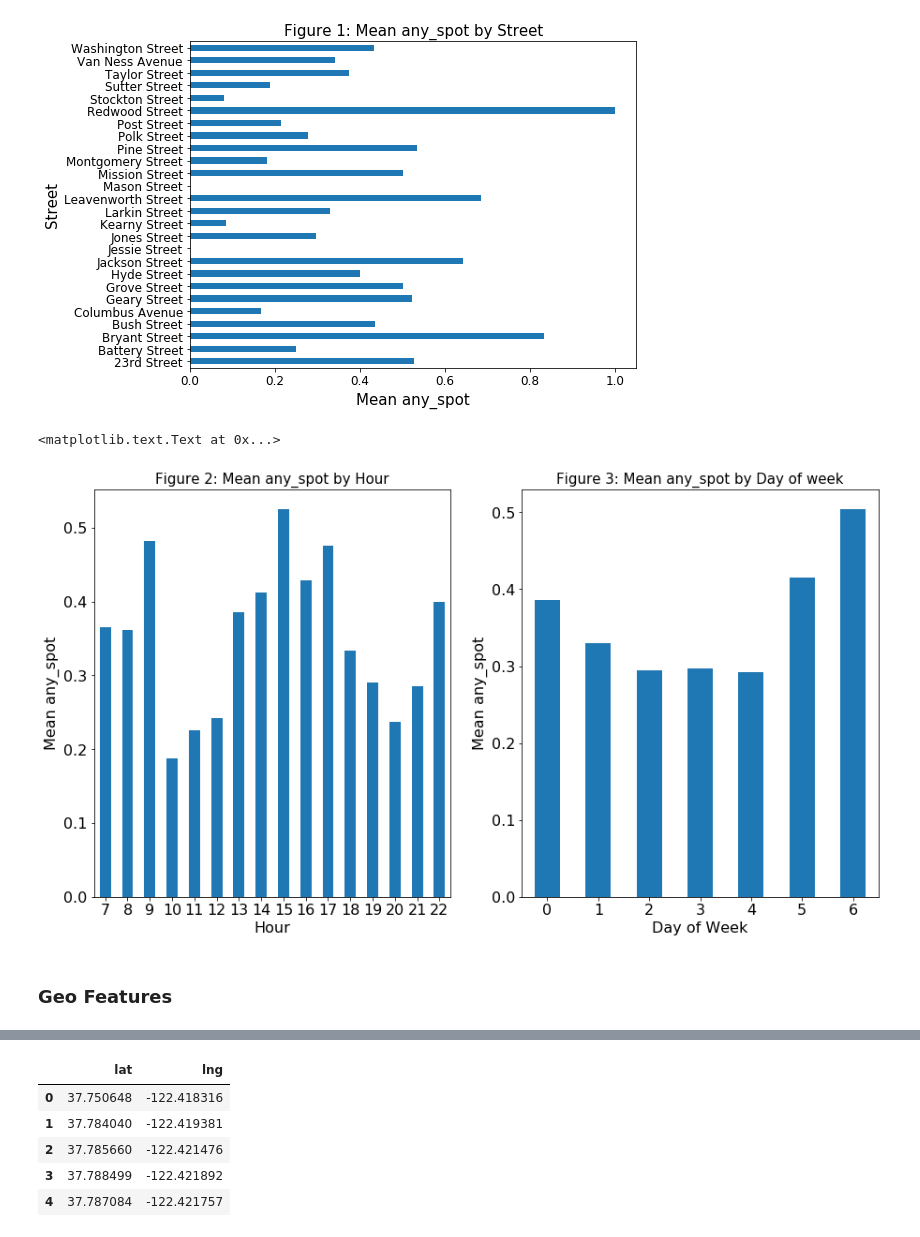
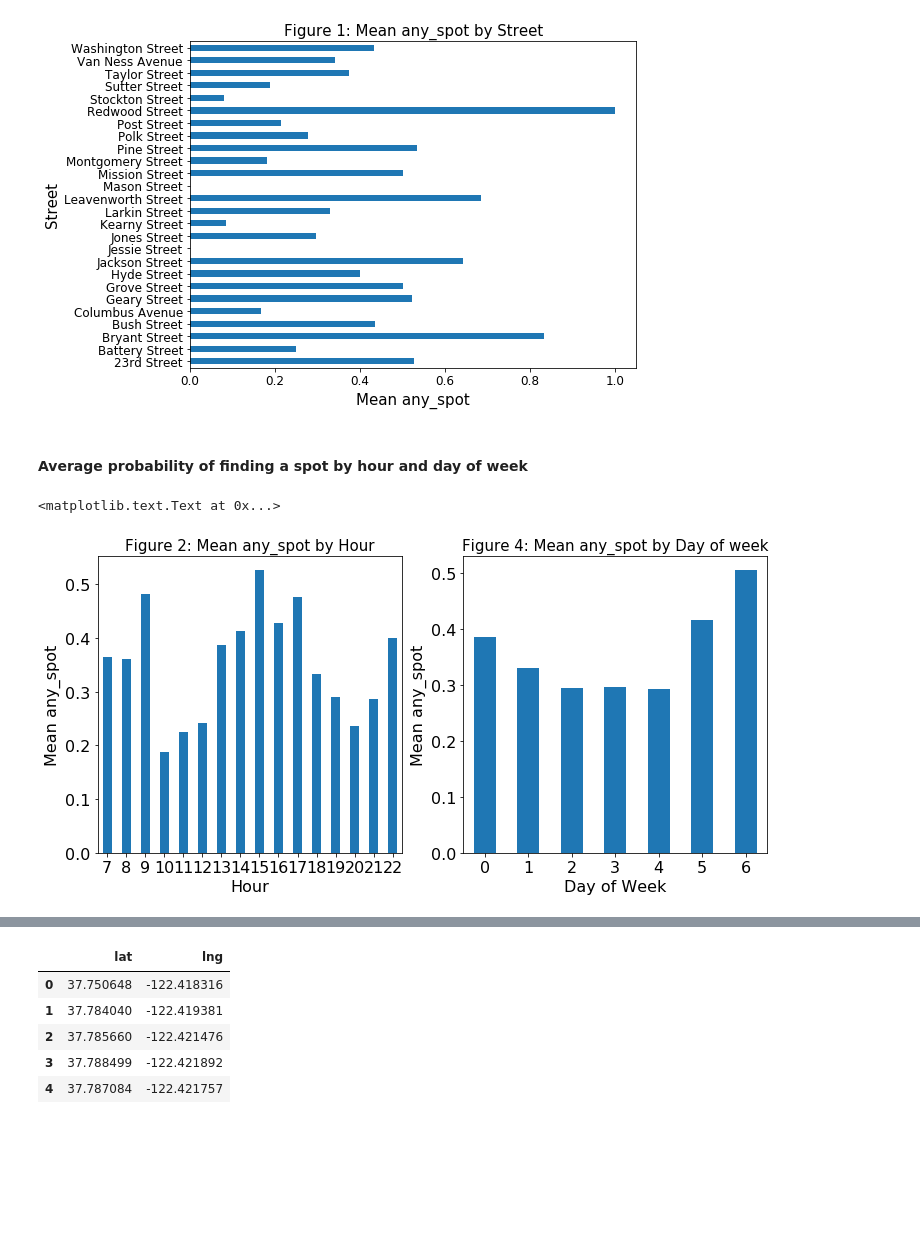
Before and after one commit to dyan10/SF-Parking-prediction-for-Parknav, a Jupyter notebook: Features/EDA.ipynb, the cells around one changed output, grey strips where cells are left out. Saved outputs shown, nothing was run; the diff lists cells and outputs as text; code cells hidden in the pictures; blank space fills up the shorter version.

```diff
--- a/Features/EDA.ipynb
+++ b/Features/EDA.ipynb
@@ -51,20 +93,20 @@ plt.title('Figure 1: Mean any_spot by Street', fontsize = 15)
 # %% [output]
 <matplotlib.text.Text at 0x...>
 [figure]
+# %% [markdown]
+#### Average probability of finding a spot by hour and day of week
 # %%
-plt.figure(figsize = (15,8))
-plt.subplot(121)
+plt.figure(figsize = (12,12))
+plt.subplot(221)
 street_mean = train_raw.groupby(['Hour'])['any_spot'].mean().plot('bar', rot = 0,fontsize = 16)
 plt.xlabel('Hour',fontsize = 16)
 plt.ylabel('Mean any_spot',fontsize = 16)
 plt.title('Figure 2: Mean any_spot by Hour', fontsize = 15)
-plt.subplot(122)
+plt.subplot(222)
 street_mean = train_raw.groupby(['Dow'])['any_spot'].mean().plot('bar', rot = 0,fontsize = 16)
 plt.xlabel('Day of Week',fontsize = 16)
 plt.ylabel('Mean any_spot',fontsize = 16)
-plt.title('Figure 3: Mean any_spot by Day of week', fontsize = 15)
+plt.title('Figure 4: Mean any_spot by Day of week', fontsize = 15)
 # %% [output]
 <matplotlib.text.Text at 0x...>
-[figure, old version]
+[figure, new version]
-# %% [markdown]
-### Geo Features
```
Also changed, not shown: parts of 13 cells of this notebook, 11 other files.
